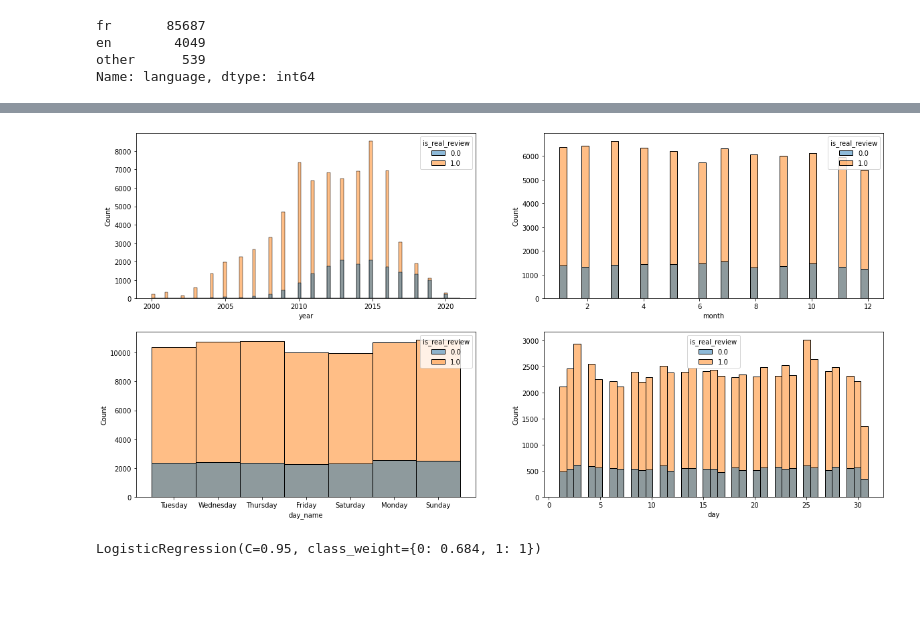
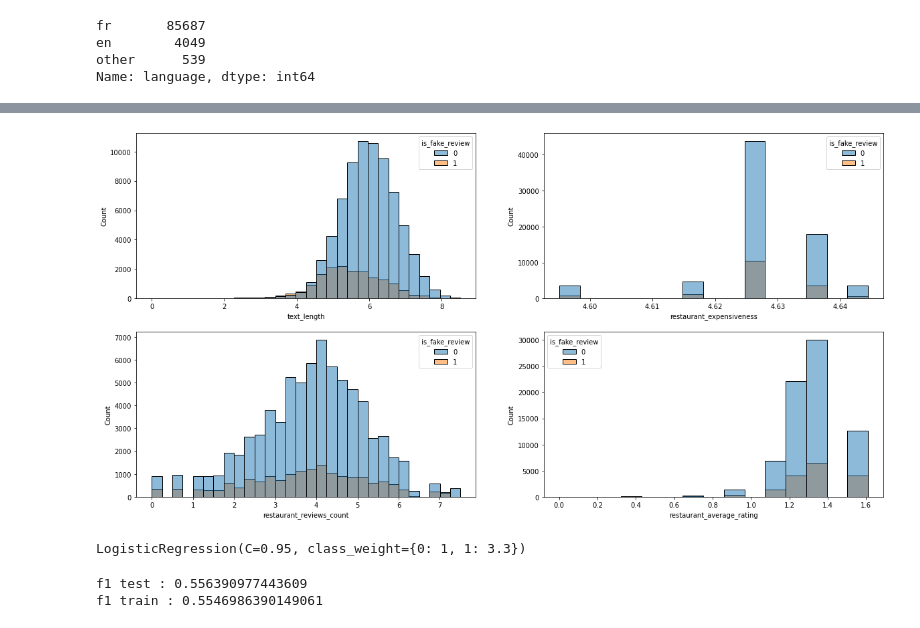
Before and after one commit to AnisZakari/Fake_review_detection, a Jupyter notebook: 1_Training_models/Meta_data_analysis.ipynb, the cells around one changed output, grey strips where cells are left out. Drawn from its saved outputs; the diff is of its cells as text; code cells hidden in the pictures; blank space fills up the shorter version.

Commit message:
new stuff in meta_data analysis notebook

```diff
--- a/1_Training_models/Meta_data_analysis.ipynb
+++ b/1_Training_models/Meta_data_analysis.ipynb
@@ -119,8 +152,6 @@ fake_review | mean_user_friend__count:  236.6317736930055
 -----------------------------------------------------------------------------------------
 real_review | mean_user_image_posted_count:  167.98895523606143
 fake_review | mean_user_image_posted_count:  11.312604440200525
-# %%
-subdata = dataset.loc[:, ['date','is_real_review']]
 # %%
 subdata['year'] = subdata['date'].dt.year
 subdata['month'] = subdata['date'].dt.month
@@ -180,0 +222,28 @@ Name: is_real_review, dtype: float64
+# %%
+fig, ((ax1, ax2), (ax3, ax4) , (ax5, ax6), (ax7, ax8), (ax9, ax10), (ax11, ax12)) = plt.subplots(6,2, figsize=(20,30) )
+
+ax1 = sns.histplot(data = subdata, x = 'year', hue = 'is_fake_review', ax = ax1)
+ax2 = sns.histplot(data = subdata, x = 'month', hue = 'is_fake_review', ax = ax2)
+ax3 = sns.histplot(data = subdata, x = 'day_name', hue = 'is_fake_review', ax = ax3)
+ax4 = sns.histplot(data = subdata, x = 'day', hue = 'is_fake_review', ax = ax4)
+ax5 = sns.histplot(data = dataset, x = 'language', hue = 'is_fake_review', ax = ax5)
+ax6 = sns.histplot(x = dataset.loc[dataset['user_reviews_count'] <=200,  'user_reviews_count'], hue = dataset.loc[dataset['user_reviews_count'] <=200, 'is_fake_review'], bins =30, ax = ax6)
+ax7 = sns.histplot(x = dataset.loc[dataset['user_total_image_posted'] <=30,  'user_total_image_posted'], hue = dataset.loc[dataset['user_total_image_posted'] <=30, 'is_fake_review'], bins =30, ax = ax7)
+ax8 = sns.histplot(x = dataset.loc[dataset['user_friends_count'] <=30,  'user_friends_count'], hue = dataset.loc[dataset['user_friends_count'] <=30, 'is_fake_review'], bins =30, ax = ax8)
+ax9 = sns.histplot(data = dataset, x = 'text_length', hue = 'is_fake_review', bins = 100, ax = ax9)
+ax10 = sns.histplot(data = dataset, x = 'restaurant_expensiveness', hue = 'is_fake_review', bins = 8, ax = ax10)
+ax11 = sns.histplot(data = dataset, x = 'restaurant_reviews_count', hue = 'is_fake_review', ax = ax11)
+ax12 = sns.histplot(data = dataset, x = 'restaurant_average_rating', bins = 15, hue = 'is_fake_review', ax = ax12)
+
+
+
+
+
+ax7.set_ylim(0,3500)
+ax8.set_ylim(0,3500)
+ax9.set_xlim(0,3000)
+ax9.set_ylim(0,2000)
+ax11.set_xlim(0,500)
+ax11.set_ylim(0,2000)
+
+plt.show()
@@ -181,10 +252,14 @@ Name: is_real_review, dtype: float64
 # %%
-fig, ((ax1,ax2), (ax3, ax4)) = plt.subplots(2,2, figsize=(20,10) )
+fig, ((ax1, ax2), (ax3, ax4) ) = plt.subplots(2,2, figsize=(20,10) )
 
-ax1 = sns.histplot(data = subdata, x = 'year', hue = 'is_real_review', ax = ax1)
-ax2 = sns.histplot(data = subdata, x = 'month', hue = 'is_real_review', ax = ax2)
-ax3 = sns.histplot(data = subdata, x = 'day_name', hue = 'is_real_review', ax = ax3)
-ax4 = sns.histplot(data = subdata, x = 'day', hue = 'is_real_review', ax = ax4)
+#applying the log function makes the data seems like normal distributions
+ax1 = sns.histplot(x = np.log(dataset['text_length']), hue = dataset['is_fake_review'], bins =30, ax = ax1)
+ax2 = sns.histplot(x = np.log(dataset['restaurant_expensiveness']+100), hue = dataset['is_fake_review'], bins =15, ax = ax2)
+ax3 = sns.histplot(x = np.log(dataset['restaurant_reviews_count']), hue = dataset['is_fake_review'], bins =30, ax = ax3)
+ax4 = sns.histplot(x = np.log(dataset['restaurant_average_rating']), hue = dataset['is_fake_review'], bins =15, ax = ax4)
+
+
+plt.show()
 # %% [output]
-[figure, old version]
+[figure, new version]
 # %%
@@ -226,7 +301,7 @@ X_train = preprocessor.fit_transform(X_train)
 X_test = preprocessor.transform(X_test)
 # %%
 # Train model
-model = LogisticRegression(C=0.95, class_weight={0:0.684, 1:1}, dual=False, fit_intercept=True,
+model = LogisticRegression(C=0.95, class_weight={0:1, 1:3.3}, dual=False, fit_intercept=True,
                    intercept_scaling=1, l1_ratio=None, max_iter=100,
                    multi_class='auto', n_jobs=None, penalty='l2',
                    random_state=None, solver='lbfgs', tol=0.0001, verbose=0,
@@ -235,4 +310,4 @@ model = LogisticRegression(C=0.95, class_weight={0:0.684, 1:1}, dual=False, fit_
 
 model.fit(X_train, y_train)
 # %% [output]
-LogisticRegression(C=0.95, class_weight={0: 0.684, 1: 1})
+LogisticRegression(C=0.95, class_weight={0: 1, 1: 3.3})
@@ -239,3 +338,9 @@ LogisticRegression(C=0.95, class_weight={0: 0.684, 1: 1})
+# %%
+print('f1 test :',f1_score(y_test, model.predict(X_test)))
+print('f1 train :',f1_score(y_train, model.predict(X_train)))
+# %% [output]
+f1 test : 0.556390977443609
+f1 train : 0.5546986390149061
 # %%
 
 print(classification_report(y_true=y_test, y_pred=model.predict(X_test)))
```
Also changed, not shown: parts of 20 cells of this notebook.
